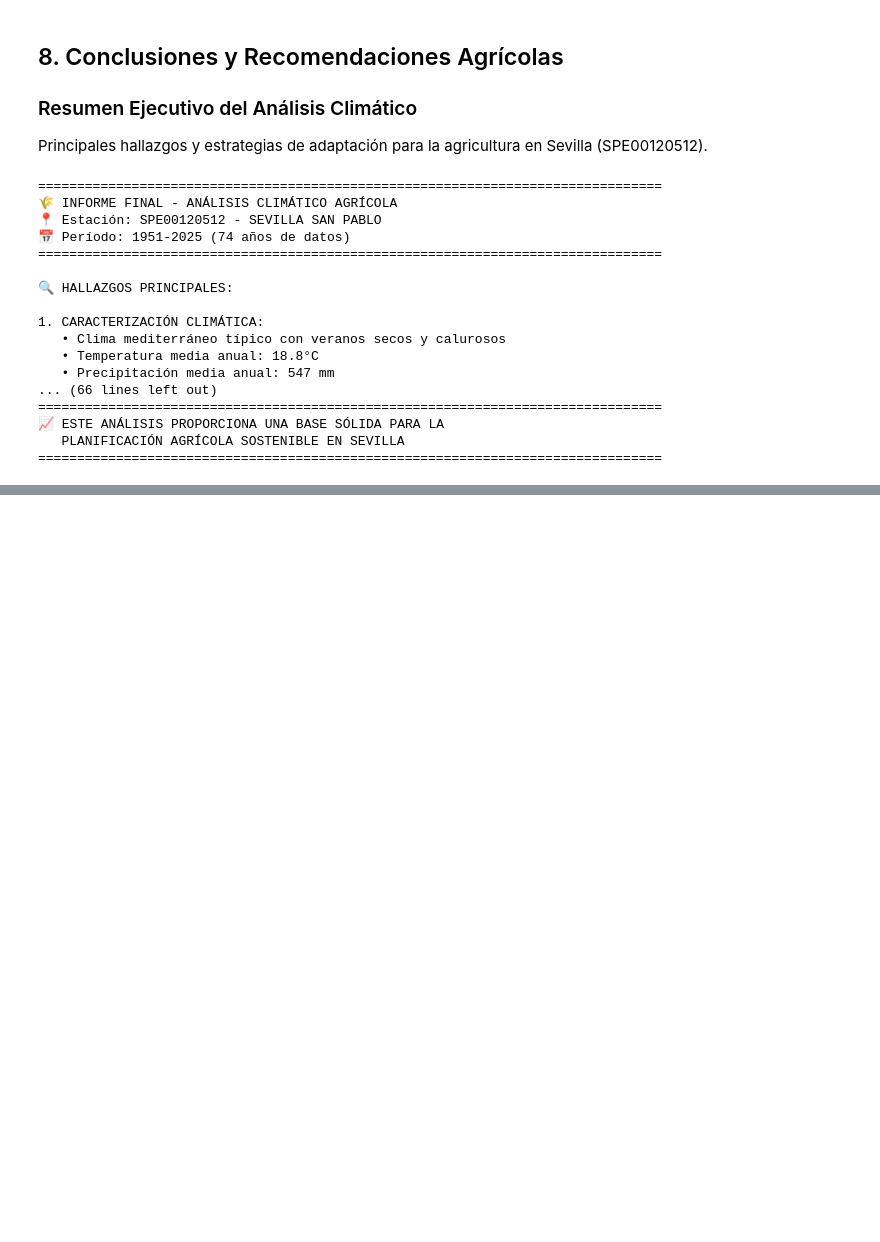
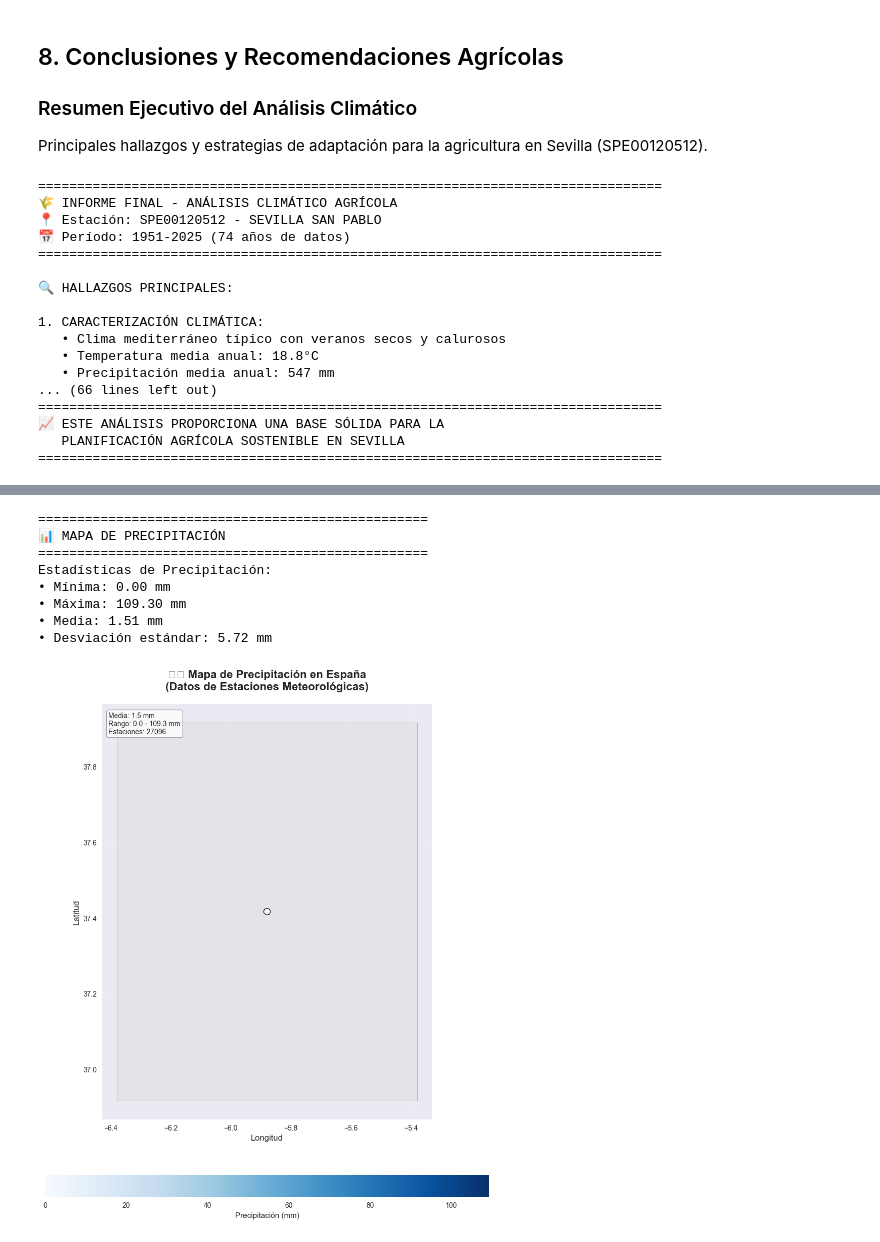
Before and after one commit to BelenP09/Clima_Spain, a Jupyter notebook: Notebook/EDA_Sevilla.ipynb, the cells around one changed output, grey strips where cells are left out. Drawn from its saved outputs; the diff is of its cells as text; code cells hidden in the pictures; blank space fills up the shorter version.

```diff
--- a/EDA.ipynb
+++ b/Notebook/EDA_Sevilla.ipynb
@@ -1617,0 +1849,72 @@ print("="*80)
+# %%
+# 3. MAPA INDIVIDUAL DE PRECIPITACIÓN
+print("\n" + "="*50)
+print("📊 MAPA DE PRECIPITACIÓN")
+print("="*50)
+
+# Estadísticas de precipitación
+prcp_stats = df['PRCP_MM'].describe()
+print(f"Estadísticas de Precipitación:")
+print(f"• Mínima: {prcp_stats['min']:.2f} mm")
+print(f"• Máxima: {prcp_stats['max']:.2f} mm")
+print(f"• Media: {prcp_stats['mean']:.2f} mm")
+print(f"• Desviación estándar: {prcp_stats['std']:.2f} mm")
+
+# Crear mapa de precipitación
+fig, ax = plt.subplots(1, 1, figsize=(15, 12))
+
+# Mapa base
+mapa_base.plot(ax=ax, color='lightgray', edgecolor='black', alpha=0.3, linewidth=0.5)
+
+# Puntos de las estaciones con escala de colores azules
+scatter = gdf.plot(ax=ax,
+                  column='PRCP_MM',
+                  cmap='Blues',
+                  markersize=80,
+                  legend=True,
+                  alpha=0.8,
+                  edgecolors='black',
+                  linewidth=0.5,
+                  legend_kwds={'label': 'Precipitación (mm)',
+                              'orientation': 'horizontal',
+                              'pad': 0.1,
+                              'shrink': 0.6})
+
+# Configuración del mapa
+ax.set_title('🌧️ Mapa de Precipitación en España\n(Datos de Estaciones Meteorológicas)',
+             fontsize=16, fontweight='bold', pad=20)
+ax.set_xlabel('Longitud', fontsize=12)
+ax.set_ylabel('Latitud', fontsize=12)
+
+# Agregar cuadrícula
+ax.grid(True, alpha=0.3, linestyle='--')
+
+# Agregar texto con estadísticas
+textstr = f'Media: {prcp_stats["mean"]:.1f} mm\nRango: {prcp_stats["min"]:.1f} - {prcp_stats["max"]:.1f} mm\nEstaciones: {len(df)}'
+props = dict(boxstyle='round', facecolor='white', alpha=0.8)
+ax.text(0.02, 0.98, textstr, transform=ax.transAxes, fontsize=10,
+        verticalalignment='top', bbox=props)
+
+plt.tight_layout()
+plt.show()
+
+# Clasificar estaciones por precipitación
+print(f"\n💧 ESTACIONES MÁS LLUVIOSAS:")
+estaciones_lluviosas = df.nlargest(5, 'PRCP_MM')[['STATION', 'PRCP_MM', 'LATITUDE', 'LONGITUDE']]
+for idx, row in estaciones_lluviosas.iterrows():
+    print(f"• {row['STATION']}: {row['PRCP_MM']:.2f} mm (Lat: {row['LATITUDE']:.3f}, Lon: {row['LONGITUDE']:.3f})")
+
+print(f"\n🏜️ ESTACIONES MÁS SECAS:")
+estaciones_secas = df.nsmallest(5, 'PRCP_MM')[['STATION', 'PRCP_MM', 'LATITUDE', 'LONGITUDE']]
+for idx, row in estaciones_secas.iterrows():
+    print(f"• {row['STATION']}: {row['PRCP_MM']:.2f} mm (Lat: {row['LATITUDE']:.3f}, Lon: {row['LONGITUDE']:.3f})")
+# %% [output]
+==================================================
+📊 MAPA DE PRECIPITACIÓN
+==================================================
+Estadísticas de Precipitación:
+• Mínima: 0.00 mm
+• Máxima: 109.30 mm
+• Media: 1.51 mm
+• Desviación estándar: 5.72 mm
+[figure, added]
```
Also changed, not shown: parts of 7 cells of this notebook, 9 other files.
